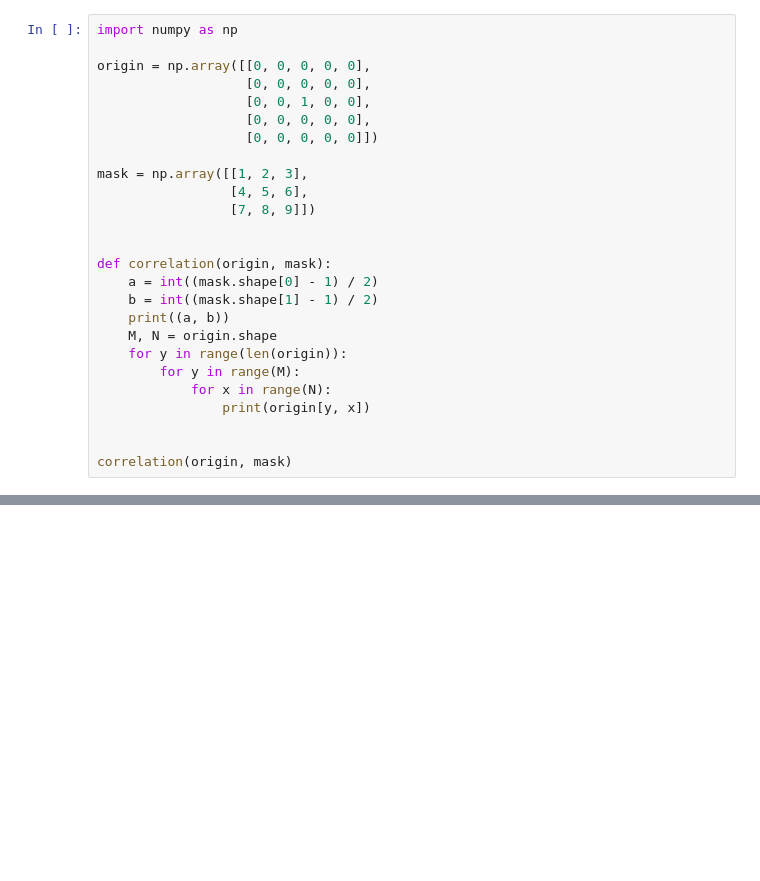
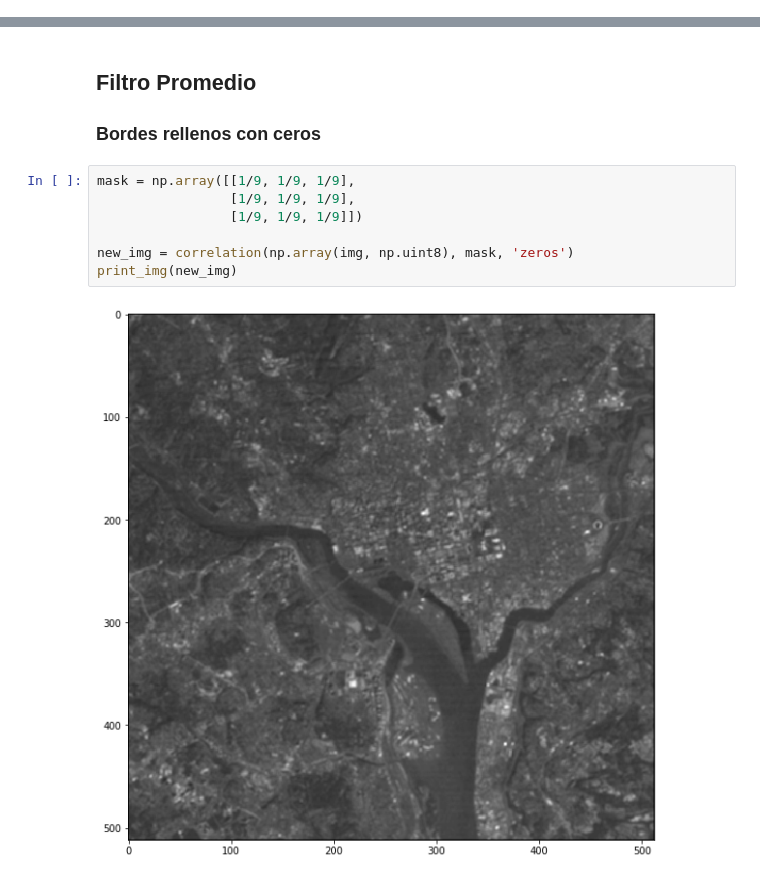
Before and after one commit to LeonelYLuego/University-Works, a Jupyter notebook: Procesamiento de Imágenes/Tarea 2.ipynb, the cells around one changed output, grey strips where cells are left out. Drawn from its saved outputs; the diff is of its cells as text; blank space fills up the shorter version.

```diff
--- a/Procesamiento de Imágenes/Tarea 2.ipynb
+++ b/Procesamiento de Imágenes/Tarea 2.ipynb
@@ -32,26 +34,0 @@ print_img(img)
-# %%
-import numpy as np
-
-origin = np.array([[0, 0, 0, 0, 0],
-                   [0, 0, 0, 0, 0],
-                   [0, 0, 1, 0, 0],
-                   [0, 0, 0, 0, 0],
-                   [0, 0, 0, 0, 0]])
-
-mask = np.array([[1, 2, 3],
-                 [4, 5, 6],
-                 [7, 8, 9]])
-
-
-def correlation(origin, mask):
-    a = int((mask.shape[0] - 1) / 2)
-    b = int((mask.shape[1] - 1) / 2)
-    print((a, b))
-    M, N = origin.shape
-    for y in range(len(origin)):
-        for y in range(M):
-            for x in range(N):
-                print(origin[y, x])
-
-
-correlation(origin, mask)
@@ -75,0 +107,13 @@ correlation(origin, mask)
+# %% [markdown]
+## Filtro Promedio
+
+### Bordes rellenos con ceros
+# %%
+mask = np.array([[1/9, 1/9, 1/9],
+                 [1/9, 1/9, 1/9],
+                 [1/9, 1/9, 1/9]])
+
+new_img = correlation(np.array(img, np.uint8), mask, 'zeros')
+print_img(new_img)
+# %% [output]
+[figure, added]
```
Also changed, not shown: parts of 30 cells of this notebook.
